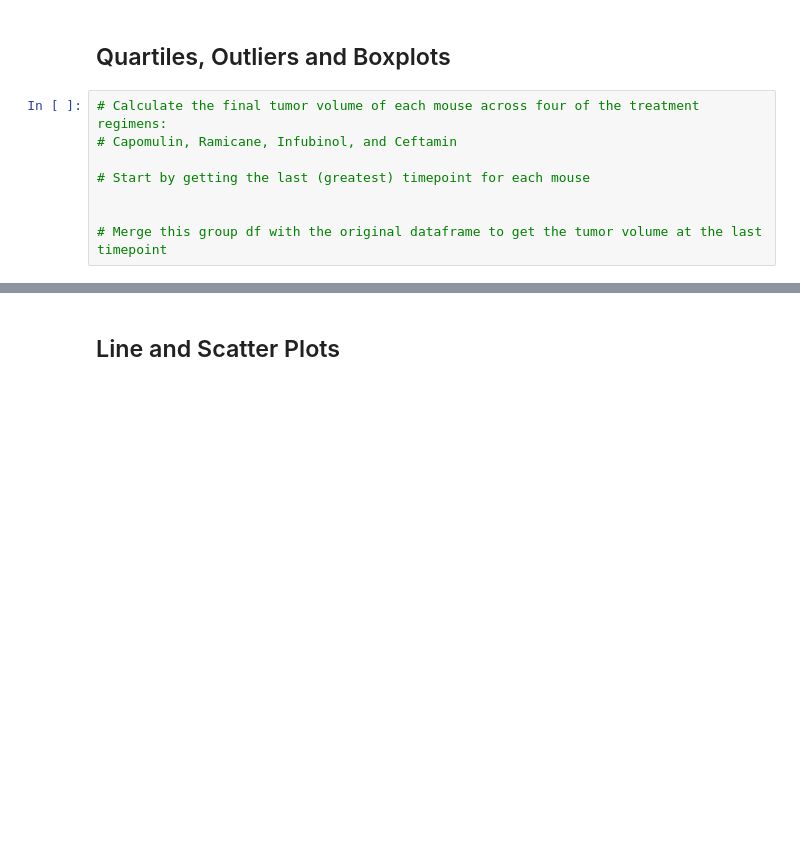
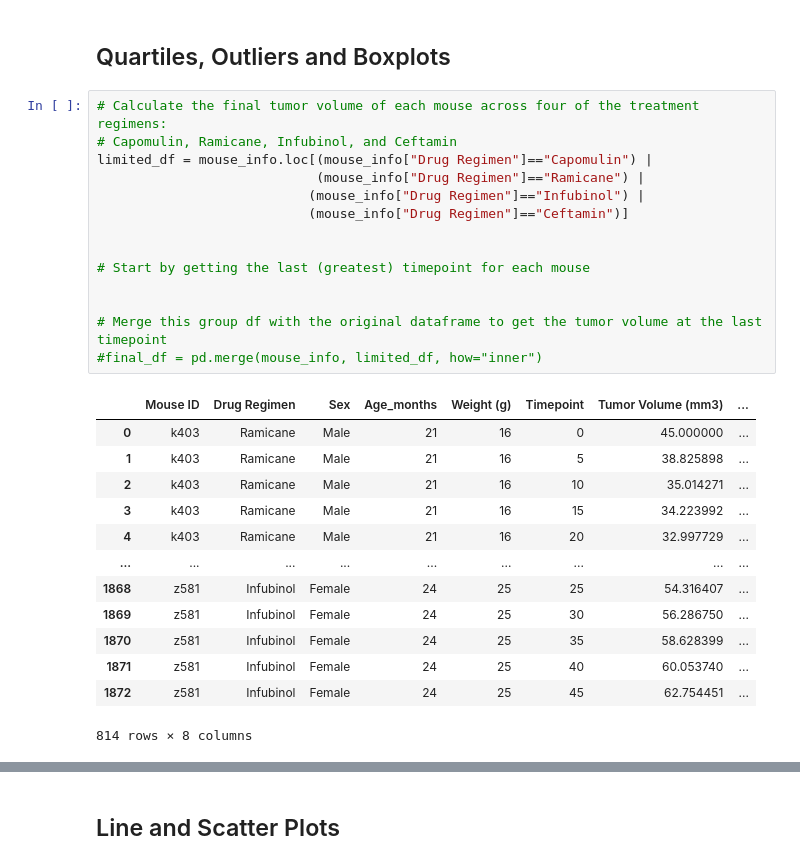
Before and after one commit to LaurenEGardner/Matplotlib-Project, a Jupyter notebook: Pymaceuticals/pymaceuticals_starter.ipynb, the cells around one changed output, grey strips where cells are left out. Cells and saved outputs as stored; diff of their text form; blank space fills up the shorter version.

```diff
--- a/Pymaceuticals/pymaceuticals_starter.ipynb
+++ b/Pymaceuticals/pymaceuticals_starter.ipynb
@@ -191,9 +188,29 @@ plt.pie(sizes,explode=explode,labels=labels, colors=colors, autopct="%1.1f&&", s
 # %%
 # Calculate the final tumor volume of each mouse across four of the treatment regimens:
 # Capomulin, Ramicane, Infubinol, and Ceftamin
+limited_df = mouse_info.loc[(mouse_info["Drug Regimen"]=="Capomulin") |
+                            (mouse_info["Drug Regimen"]=="Ramicane") |
+                           (mouse_info["Drug Regimen"]=="Infubinol") |
+                           (mouse_info["Drug Regimen"]=="Ceftamin")]
+
 
 # Start by getting the last (greatest) timepoint for each mouse
 
 
 # Merge this group df with the original dataframe to get the tumor volume at the last timepoint
+#final_df = pd.merge(mouse_info, limited_df, how="inner")
+# %% [output]
+|  | Mouse ID | Drug Regimen | Sex | Age_months | Weight (g) | Timepoint | Tumor Volume (mm3) | ... |
+| 0 | k403 | Ramicane | Male | 21 | 16 | 0 | 45.000000 | ... |
+| 1 | k403 | Ramicane | Male | 21 | 16 | 5 | 38.825898 | ... |
+| 2 | k403 | Ramicane | Male | 21 | 16 | 10 | 35.014271 | ... |
+| 3 | k403 | Ramicane | Male | 21 | 16 | 15 | 34.223992 | ... |
+| 4 | k403 | Ramicane | Male | 21 | 16 | 20 | 32.997729 | ... |
+| ... | ... | ... | ... | ... | ... | ... | ... | ... |
+| 1868 | z581 | Infubinol | Female | 24 | 25 | 25 | 54.316407 | ... |
+| 1869 | z581 | Infubinol | Female | 24 | 25 | 30 | 56.286750 | ... |
+| 1870 | z581 | Infubinol | Female | 24 | 25 | 35 | 58.628399 | ... |
+| 1871 | z581 | Infubinol | Female | 24 | 25 | 40 | 60.053740 | ... |
+| 1872 | z581 | Infubinol | Female | 24 | 25 | 45 | 62.754451 | ... |
+814 rows × 8 columns
 # %%
```
Also changed, not shown: parts of 6 cells of this notebook.
